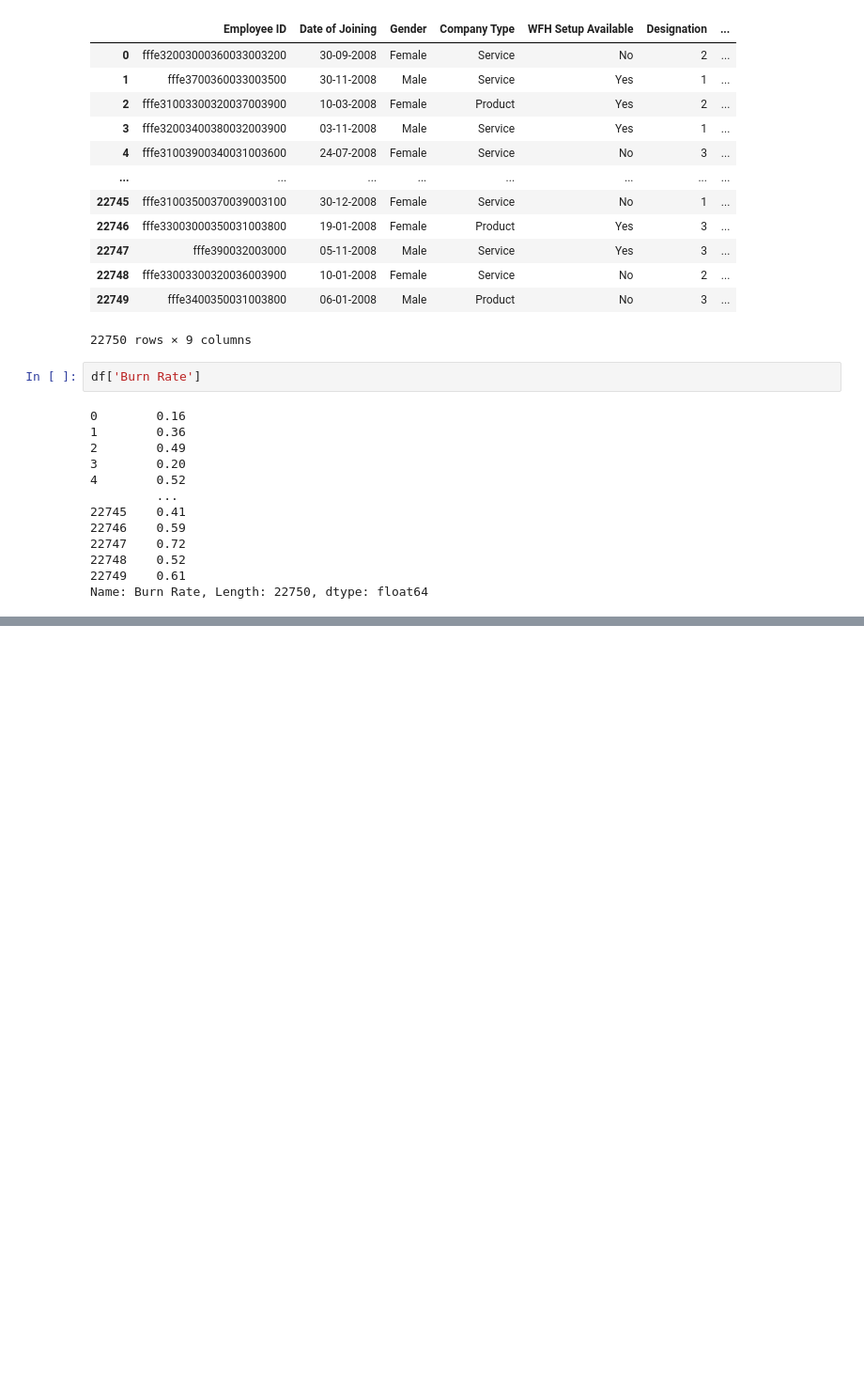
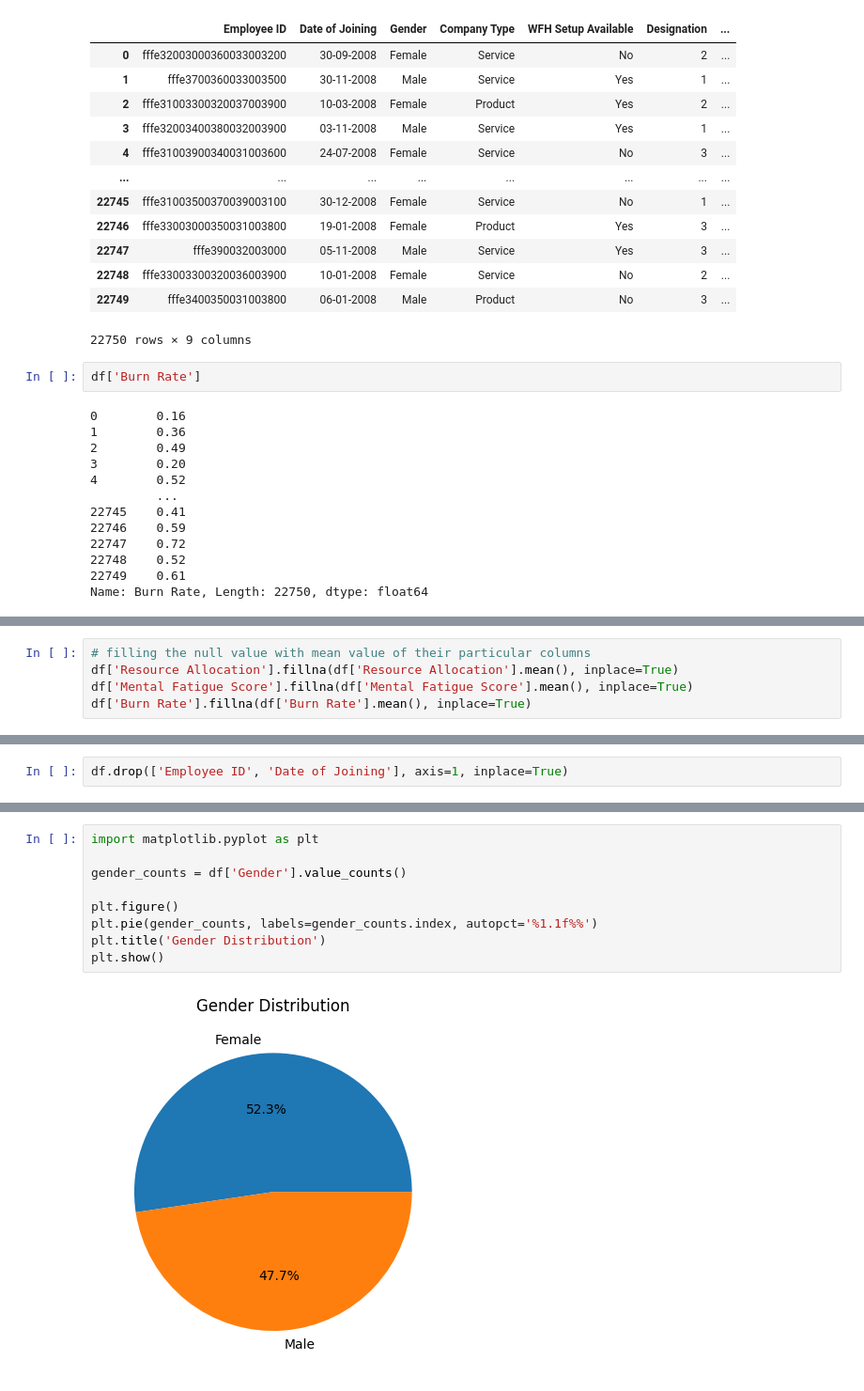
Before and after one commit to Sanyam-010/Artificial-intelligence-Development, a Jupyter notebook: CourseWorkDevelopment.ipynb, the cells around one changed output, grey strips where cells are left out. Shown at 94% size. Saved outputs shown, nothing was run; the diff lists cells and outputs as text; blank space fills up the shorter version.

```diff
--- a/CourseWorkDevelopment.ipynb
+++ b/CourseWorkDevelopment.ipynb
@@ -34,0 +48,5 @@ Name: Burn Rate, Length: 22750, dtype: float64
+# %%
+# filling the null value with mean value of their particular columns
+df['Resource Allocation'].fillna(df['Resource Allocation'].mean(), inplace=True)
+df['Mental Fatigue Score'].fillna(df['Mental Fatigue Score'].mean(), inplace=True)
+df['Burn Rate'].fillna(df['Burn Rate'].mean(), inplace=True)
@@ -34,0 +66,2 @@ Name: Burn Rate, Length: 22750, dtype: float64
+# %%
+df.drop(['Employee ID', 'Date of Joining'], axis=1, inplace=True)
@@ -34,0 +125,11 @@ Name: Burn Rate, Length: 22750, dtype: float64
+# %%
+import matplotlib.pyplot as plt
+
+gender_counts = df['Gender'].value_counts()
+
+plt.figure()
+plt.pie(gender_counts, labels=gender_counts.index, autopct='%1.1f%%')
+plt.title('Gender Distribution')
+plt.show()
+# %% [output]
+[figure, added]
```
Also changed, not shown: parts of 9 cells of this notebook, 1 other file.
